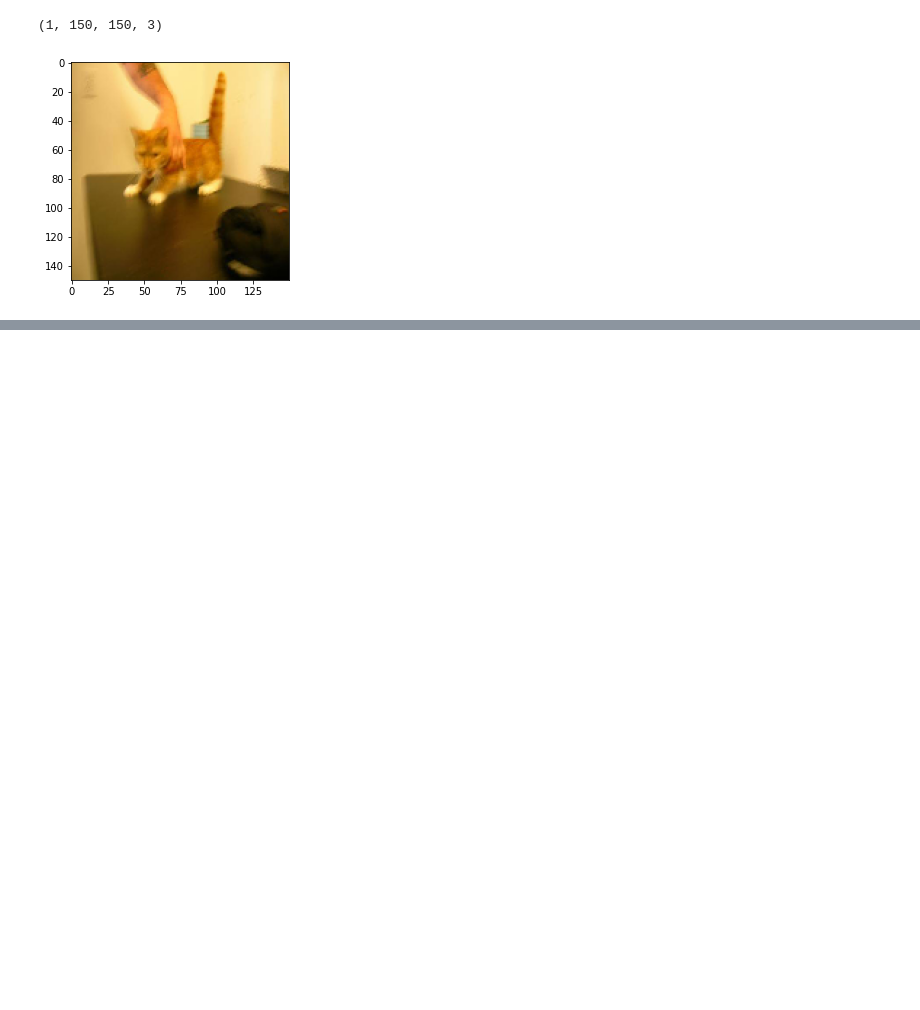
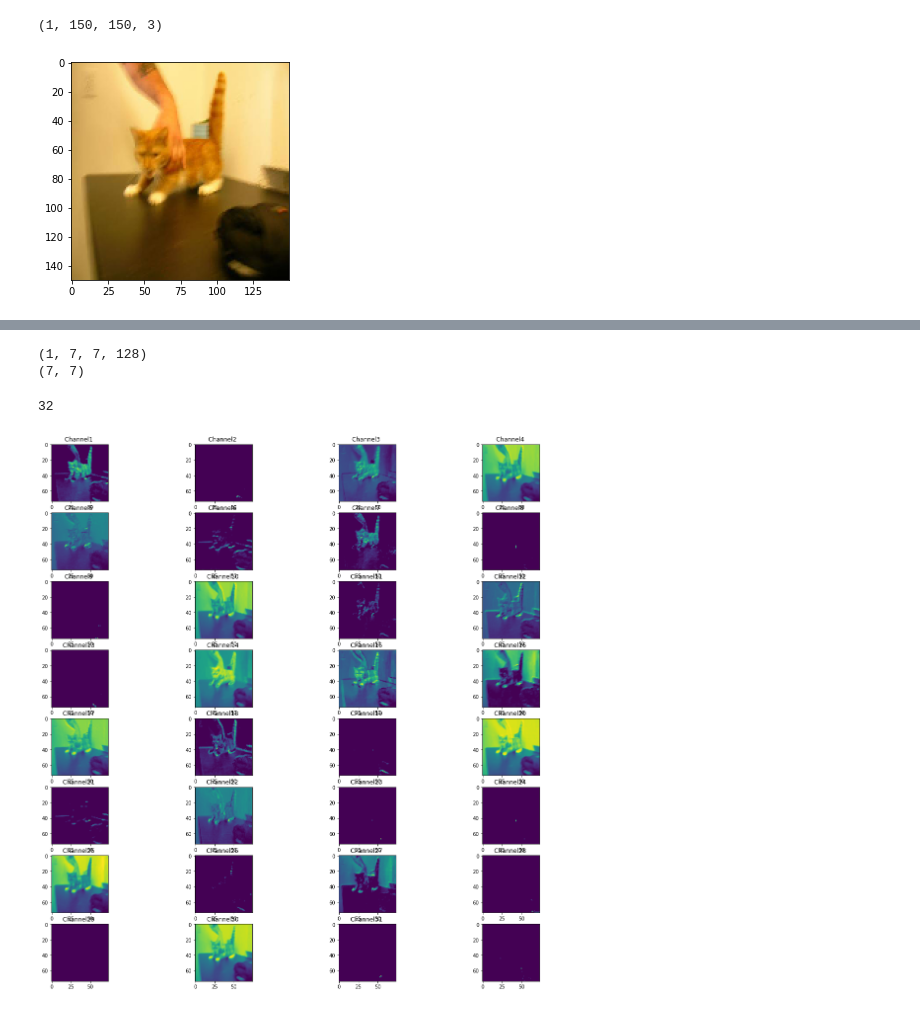
Before and after one commit to shaficse/Visualization-of-the-output-of-each-CNN-layers-for-input-image, a Jupyter notebook: visualization_output_of_cnn_layers.ipynb, the cells around one changed output, grey strips where cells are left out. Cells and saved outputs as stored; diff of their text form; code cells hidden in the pictures; blank space fills up the shorter version.

```diff
--- a/visualization_output_of_cnn_layers.ipynb
+++ b/visualization_output_of_cnn_layers.ipynb
@@ -185,6 +132,0 @@ Layer8 & Channel 16
-# %%
-layer_names = []
-
-for layer in model.layers[:8]:
-  layer_names.append(layer.name)
-  print(layer_names)
@@ -200,6 +132,0 @@ for layer in model.layers[:8]:
-# %%
-# Plot the feature maps for each layer
-for i, activation in enumerate(activations):
-    plt.matshow(activation[0, :, :, 0], cmap='viridis')
-    plt.title(f'Layer {i}')
-    plt.show()
@@ -214,0 +133,27 @@ for i, activation in enumerate(activations):
+# %%
+# activations[1][0, :, :,1] == activations[0]
+print(activations[7].shape)
+print(activations[7][0, :, :,0].shape)
+# %% [output]
+(1, 7, 7, 128)
+(7, 7)
+# %%
+# Funciton to visualize the ouput o each layers with a range of channel
+def visualization_CNN_layer(activations, layer, no_channel, plot_x,plot_y):
+  plt.figure(figsize=(20,20))
+  for i in range(no_channel):
+    plt.title(f'Channel{i} ')
+    plt.subplot(plot_x,plot_y,i+1)
+    plt.imshow(activations[layer][0,:,:,i], cmap='viridis')
+  plt.show()
+# %%
+#First Layer
+layer = 1
+plot_x = 8
+plot_y = 4
+_,_, _,  no_channel  = activations[layer].shape
+print(no_channel)
+visualization_CNN_layer(activations, layer, no_channel,plot_x,plot_y)
+# %% [output]
+32
+[figure, added]
```
Also changed, not shown: parts of 8 cells of this notebook.
